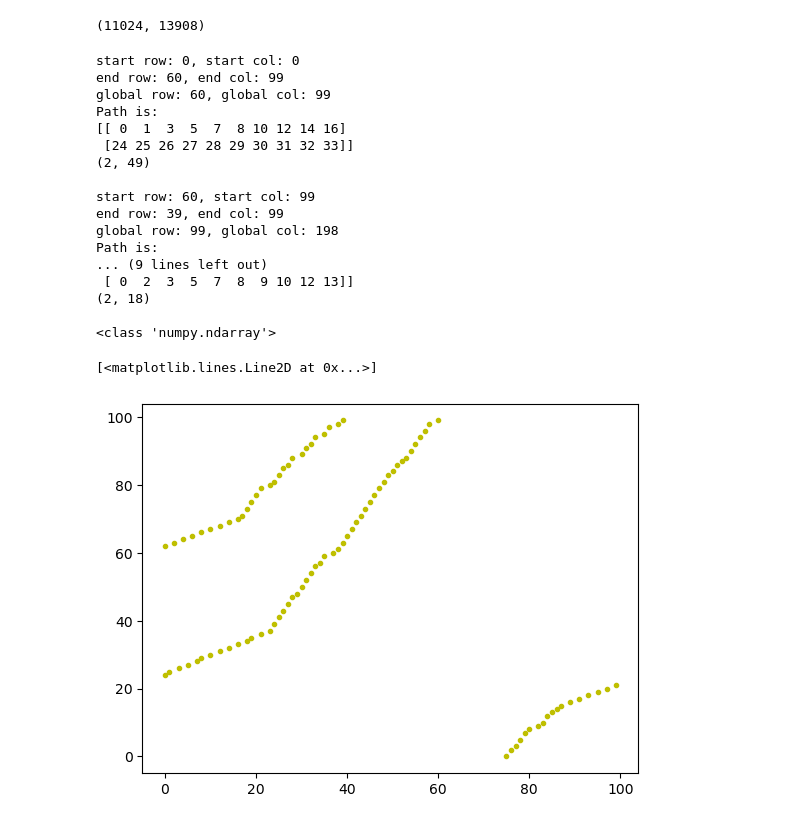
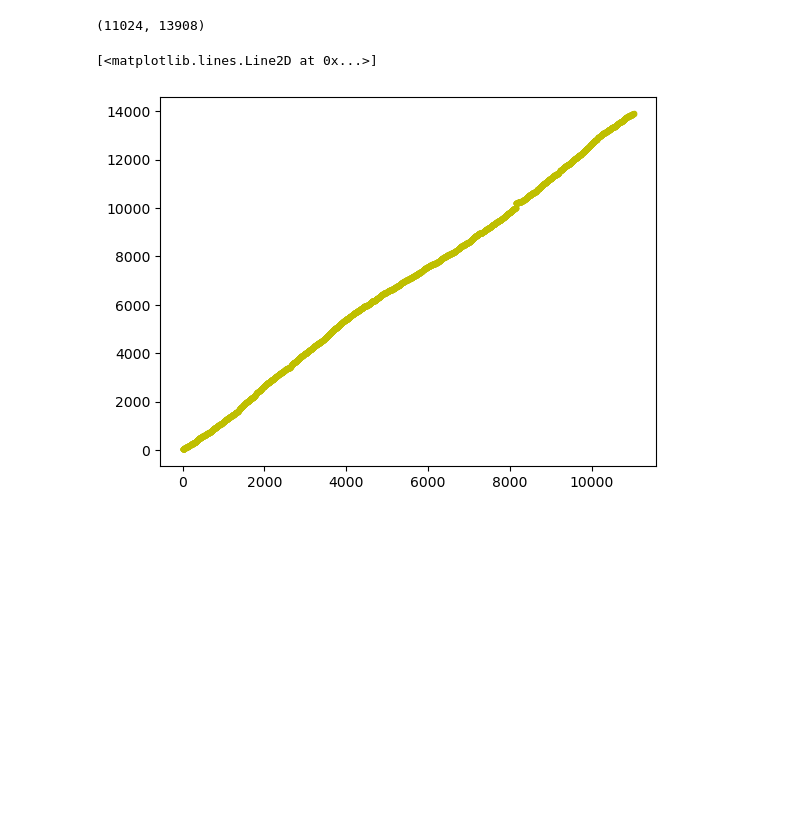
Before and after one commit to dherreravicioso/Online-DTW, a Jupyter notebook: online-dtw.ipynb, the cells around one changed output. Drawn from its saved outputs; the diff is of its cells as text; code cells hidden in the pictures; blank space fills up the shorter version.

Commit message:
Added working online DTW implementation along with visualizations

```diff
--- a/online-dtw.ipynb
+++ b/online-dtw.ipynb
@@ -312,27 +317,9 @@ gt1, gt2 = getTimestamps(annotfile_a, annotfile_b)
 # %%
-wp_ol = online_flex_dtw(C, steps, weights, buffer/hop_sec)
-print(type(wp_ol))
+wp_ol = online_flex_dtw(C, steps, weights, L=10000)
 plt.plot(wp_ol[0,:], wp_ol[1,:], 'y.')
 # %% [output]
-start row: 0, start col: 0
-end row: 60, end col: 99
-global row: 60, global col: 99
-Path is:
-[[ 0  1  3  5  7  8 10 12 14 16]
- [24 25 26 27 28 29 30 31 32 33]]
-(2, 49)
-
-start row: 60, start col: 99
-end row: 39, end col: 99
-global row: 99, global col: 198
-Path is:
-... (9 lines left out)
- [ 0  2  3  5  7  8  9 10 12 13]]
-(2, 18)
-
-<class 'numpy.ndarray'>
+[<matplotlib.lines.Line2D at 0x...>]
-[<matplotlib.lines.Line2D at 0x...>]
-[figure, old version]
+[figure, new version]
 # %%
 start = time.time()
 best_cost, wp, debug, _, _, _ = flexdtw_alt(C, steps, weights, buffer/hop_sec)
```
Also changed, not shown: parts of 13 cells of this notebook.
